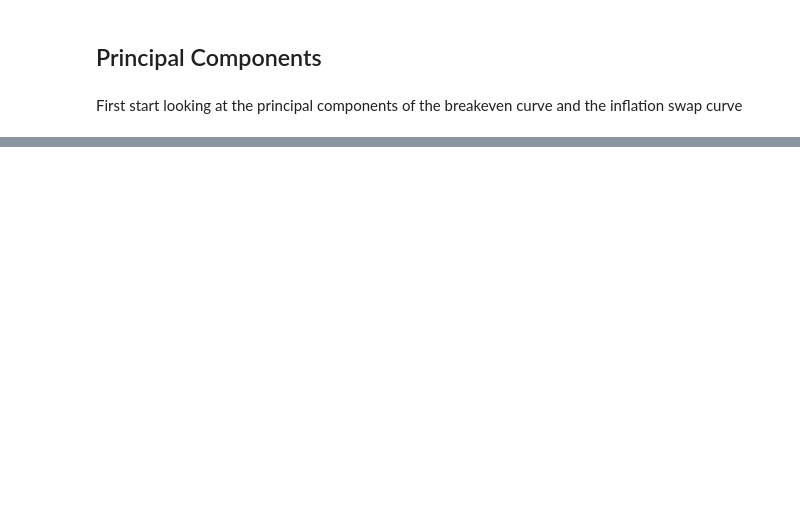
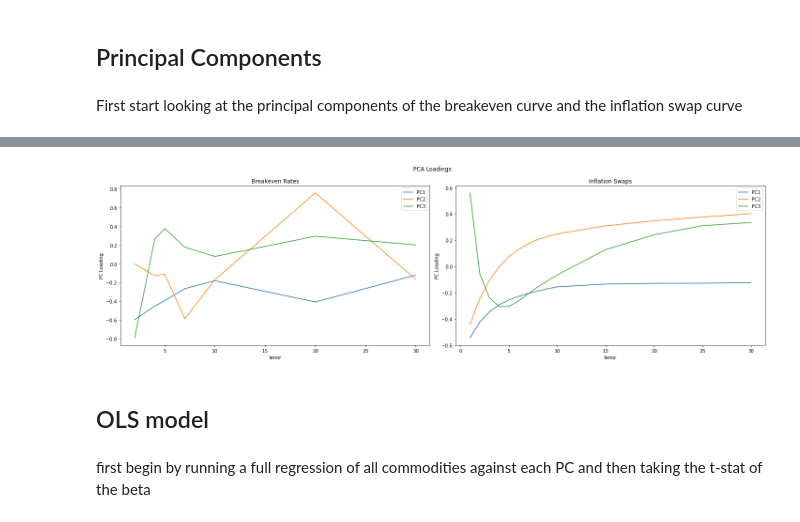
Before and after one commit to diegodalvarez/CommodityInflationFactor, a Jupyter notebook: root/notebooks/Background.ipynb, the cells around one changed output, grey strips where cells are left out. Cells and saved outputs as stored; diff of their text form; code cells hidden in the pictures; blank space fills up the shorter version.

```diff
--- a/root/notebooks/Background.ipynb
+++ b/root/notebooks/Background.ipynb
@@ -49,0 +149,51 @@ for inflation_group, ax in zip(inflation_groups, axes.flatten()):
+# %%
+def get_loadings() -> pd.DataFrame:
+
+    data_path = r"C:\Users\Diego\Desktop\app_prod\research\CommodityInflationFactor\data\PCLoadings"
+
+    df_loadings = (pd.concat([(pd.read_parquet(
+        path   = os.path.join(data_path, path),
+        engine = "pyarrow").
+        T.
+        assign(inflation_group = path.split(".")[0]))
+        for path in os.listdir(data_path)]).
+        reset_index().
+        rename(columns = {"index": "ticker"}).
+        assign(tenor = lambda x: x.ticker.str[-2:].str.replace("T", "").astype(int)))
+
+    return df_loadings
+
+df_loadings = get_loadings()
+# %%
+def plot_loadings(df_loadings: pd.DataFrame) -> plt.Figure:
+
+    inflation_groups = df_loadings.inflation_group.drop_duplicates().to_list()
+    fig, axes        = plt.subplots(ncols = len(inflation_groups), figsize = (20,6))
+
+    renamer = {
+        "BreakevenRate" : "Breakeven Rates",
+        "InflationSwaps": "Inflation Swaps"}
+
+    for inflation_group, ax in zip(inflation_groups, axes.flatten()):
+
+        (df_loadings.query(
+            "inflation_group == @inflation_group").
+            set_index("tenor").
+            sort_index().
+            drop(columns = ["ticker", "inflation_group"]).
+            plot(
+                ax     =  ax,
+                ylabel = "PC Loading",
+                xlabel = "tenor",
+                title  = renamer[inflation_group]))
+
+    fig.suptitle("PCA Loadings")
+    plt.tight_layout()
+
+plot_loadings(df_loadings)
+# %% [output]
+[figure, added]
+# %% [markdown]
+## OLS model
+# %% [markdown]
+first begin by running a full regression of all commodities against each PC and then taking the t-stat of the beta
```
Also changed, not shown: parts of 12 cells of this notebook, 5 other files.
